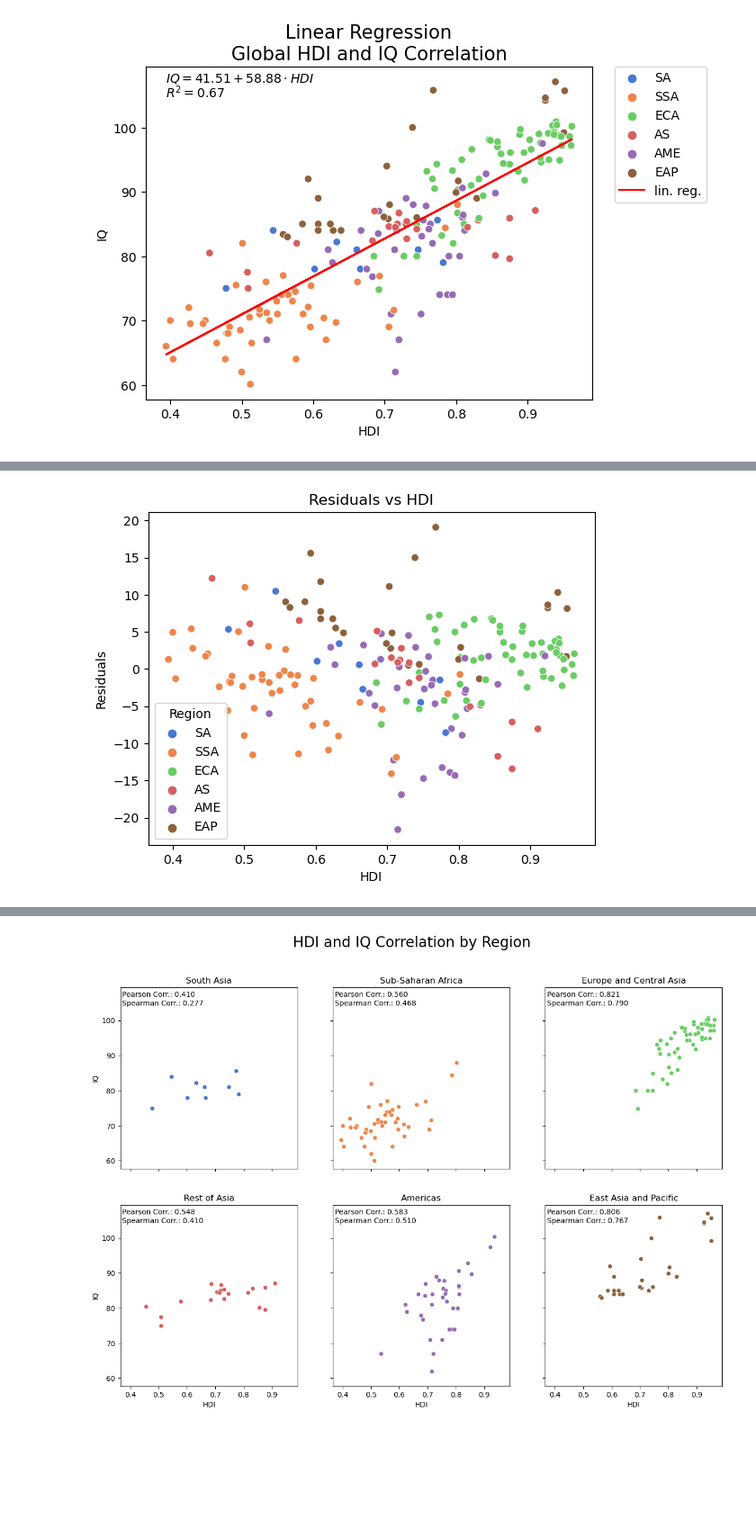
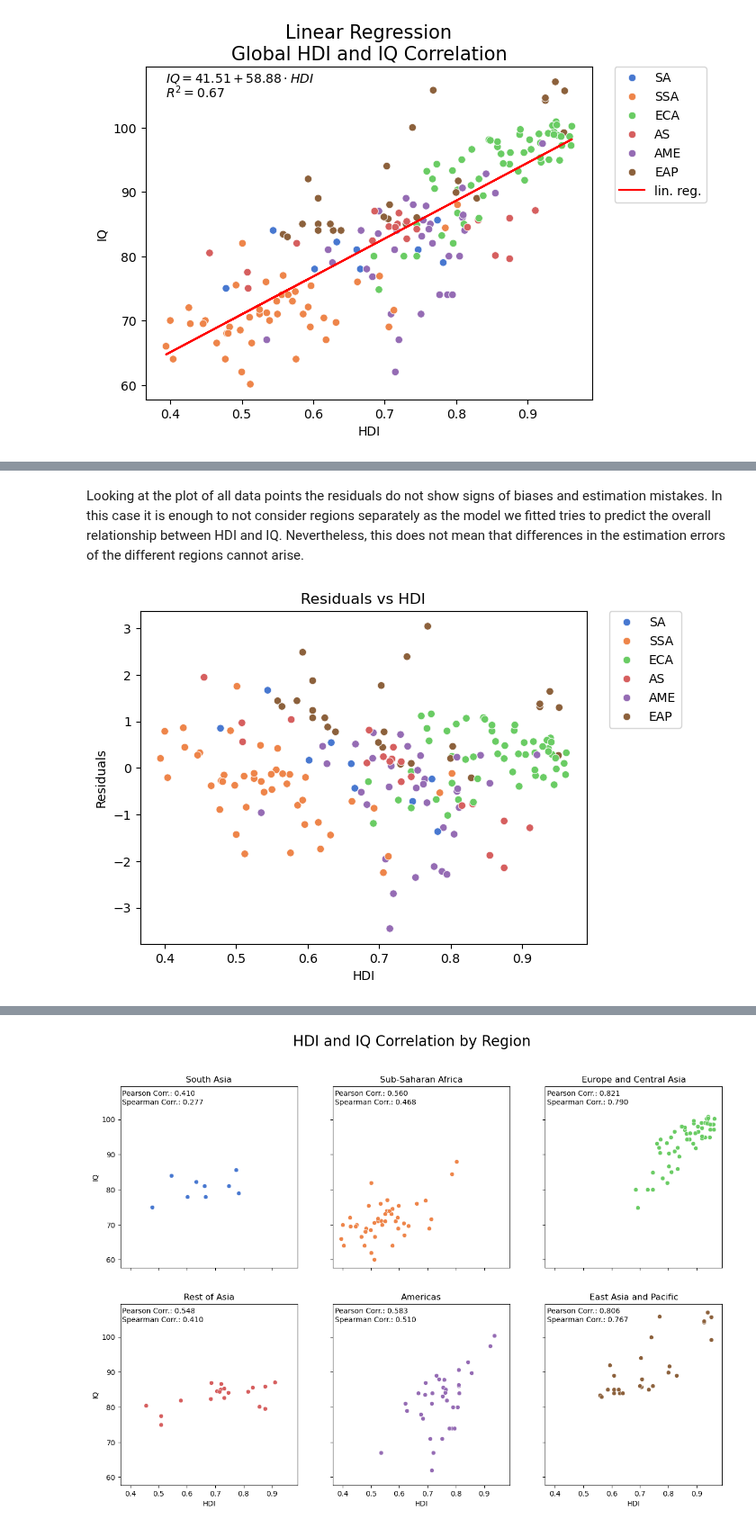
Before and after one commit to jakthehut/HDI-IQ-Analysis, a Jupyter notebook: hdi_iq_analysis_final.ipynb, the cells around one changed output, grey strips where cells are left out. Shown at 90% size. Saved outputs shown, nothing was run; the diff lists cells and outputs as text; code cells hidden in the pictures; blank space fills up the shorter version.

Commit message:
basic residual analysis (will finish later with bias analysis)

```diff
--- a/hdi_iq_analysis_final.ipynb
+++ b/hdi_iq_analysis_final.ipynb
@@ -1035,3 +1035,17 @@ plt.legend(bbox_to_anchor=(1.05, 1), loc='upper left', borderaxespad=0.)
 plt.show()
 # %% [output]
 [figure]
+# %%
+# plot the residuals
+st_residuals = model_sm.resid_pearson
+
+#sns.scatterplot(data=merged_df, x='HDI', y=st_residuals, hue='Region', palette=color_dict)
+
+plt.scatter(x, st_residuals, alpha=0.5, color='black')
+plt.title('Residuals vs HDI')
+plt.xlabel('HDI')
+plt.ylabel('Residuals')
+plt.show()
+
+perc_within_2std = 100* sum([1 for i in st_residuals if -2 <= i <=2])/len(st_residuals)
+print('%.2f%% of the standardized residuals are within 2 standard deviations.' % perc_within_2std)
@@ -1038,13 +1055,11 @@ plt.show()
+# %% [markdown]
+Looking at the plot of all data points the residuals do not show signs of biases and estimation mistakes. In this case it is enough to not consider regions separately as the model we fitted tries to predict the overall relationship between HDI and IQ. Nevertheless, this does not mean that differences in the estimation errors of the different regions cannot arise.
 # %%
-# plot the residuals
-residuals = model_sm.resid
-
-sns.scatterplot(data=merged_df, x='HDI', y=residuals, hue='Region', palette=color_dict)
-
-#plt.scatter(x,residuals)
+sns.scatterplot(data=merged_df, x='HDI', y=st_residuals, hue='Region', palette=color_dict)
 plt.title('Residuals vs HDI')
 plt.xlabel('HDI')
 plt.ylabel('Residuals')
+plt.legend(bbox_to_anchor=(1.05, 1), loc='upper left', borderaxespad=0.)
 plt.show()
 # %% [output]
-[figure, old version]
+[figure, new version]
```
Also changed, not shown: parts of 9 cells of this notebook.
